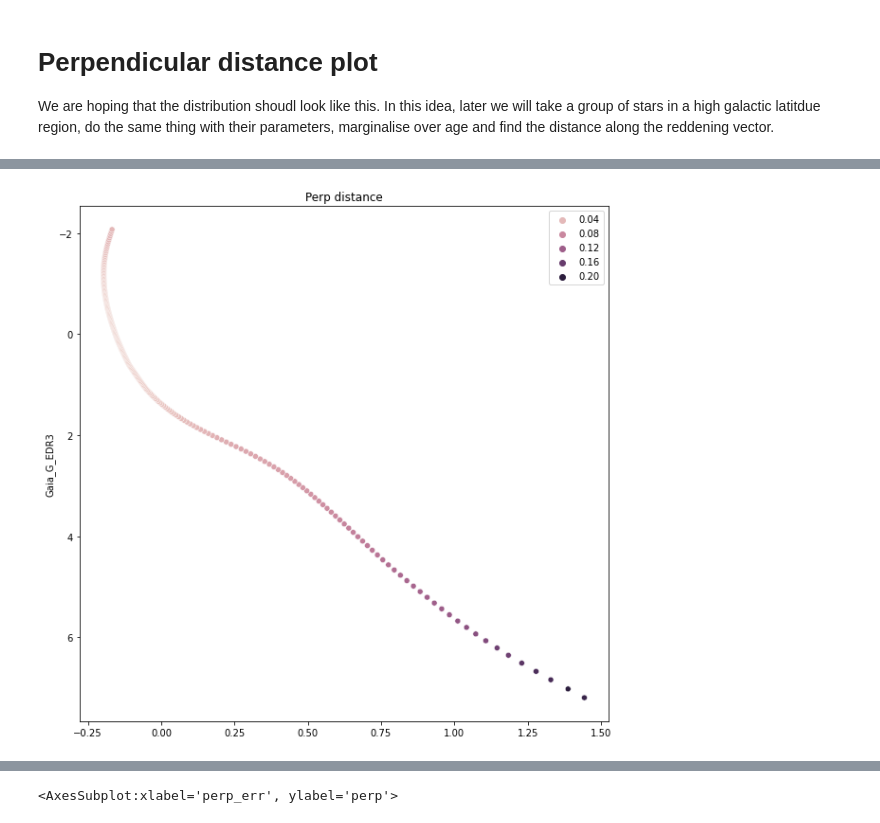
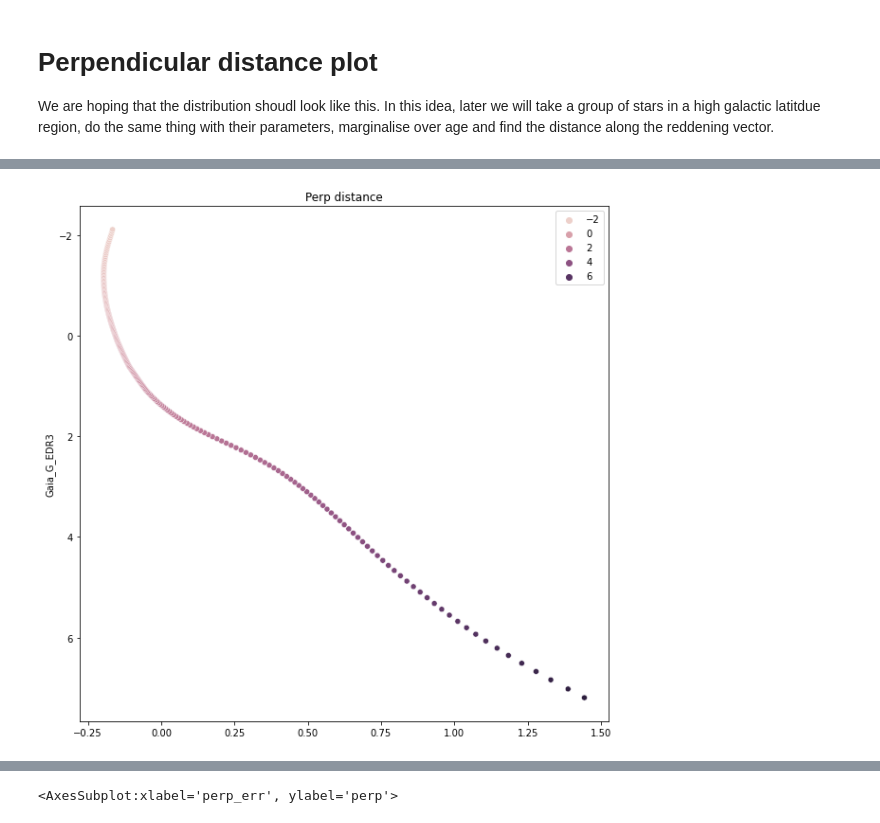
Before and after one commit to ocallam6/VaeStar, a Jupyter notebook: Cluster_sample/Cluster_Sample.ipynb, the cells around one changed output, grey strips where cells are left out. Drawn from its saved outputs; the diff is of its cells as text; code cells hidden in the pictures.

```diff
--- a/Cluster_sample/Cluster_Sample.ipynb
+++ b/Cluster_sample/Cluster_Sample.ipynb
@@ -164,28 +187,28 @@ plt.show()
 # %%
 title='Perp distance'
 mag_column='G'
 colour_column='bp_rp'
 hue_column='perp'
 height=10
 width=10
 isochrone=Isochrone_cluster.isochrones_list[0]
 
 f, axes = plt.subplots(1, 1)
 f.set_figheight(height)
 f.set_figwidth(width)
 #sn.scatterplot(x=(isochrone['Gaia_BP_EDR3']-isochrone['Gaia_RP_EDR3']), y=isochrone['Gaia_G_EDR3']
 #                              )
 
-sn.scatterplot(x=(isochrone['Gaia_BP_EDR3']-isochrone['Gaia_RP_EDR3']), y=isochrone['Gaia_G_EDR3'], hue=(isochrone['high_c']-isochrone['low_c'])
+sn.scatterplot(x=(isochrone['Gaia_BP_EDR3']-isochrone['Gaia_RP_EDR3']), y=isochrone['Gaia_G_EDR3'], hue=(isochrone['high_c'])
                               )
 #sn.scatterplot(x=Cluster_sample.data[colour_column],y=Cluster_sample.data[mag_column],hue=Cluster_sample.data[hue_column])#,kwargs=kwargs)
 axes.invert_yaxis()
 
 plt.legend()
 axes.set_title(title)
 plt.show()
 # %% [output]
-[figure, old version]
+[figure, new version]
 # %%
 
 f, ax = plt.subplots(1, 1, figsize=(15,15))
```
Also changed, not shown: parts of 6 cells of this notebook, 3 other files.
